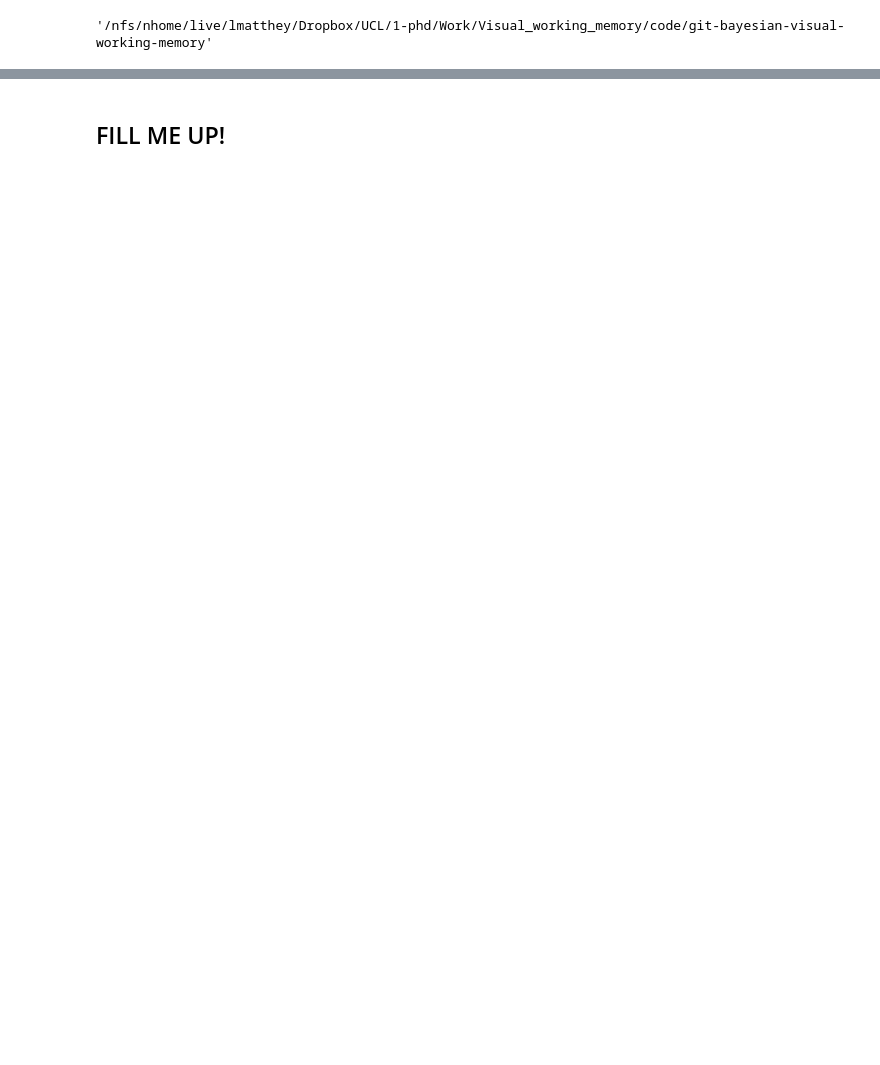
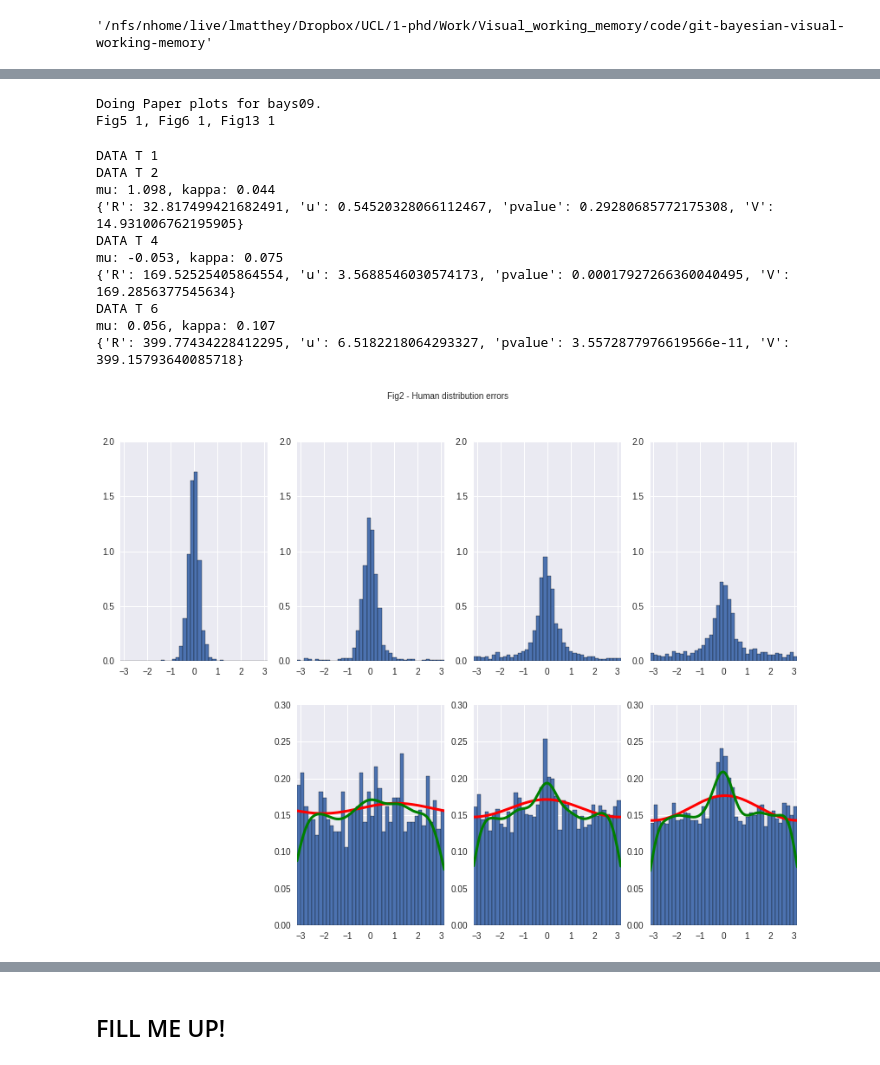
Before and after one commit to Azhag/Bayesian-visual-working-memory, a Jupyter notebook: Experiments/fitexperiment_allt_cmaes_11_2015/notebook_fitexperimentallt_cmaes_5try_280316.ipynb, the cells around one changed output, grey strips where cells are left out. Saved outputs shown, nothing was run; the diff lists cells and outputs as text; code cells hidden in the pictures; blank space fills up the shorter version.

```diff
--- a/Experiments/fitexperiment_allt_cmaes_11_2015/notebook_fitexperimentallt_cmaes_5try_280316.ipynb
+++ b/Experiments/fitexperiment_allt_cmaes_11_2015/notebook_fitexperimentallt_cmaes_5try_280316.ipynb
@@ -346,20 +293,0 @@ mu: 0.120, kappa: 0.116
-# %%
-# Force resampling
-for T in [1, 2, 4, 6]:
-    print "MODEL T %d" % T
-    fit_exp.setup_experimental_stimuli_T(T)
-    # Only use small subset of N
-    fit_exp.sampler.N = 1000
-
-    print 'resampling...'
-    fit_exp.sampler.force_sampling_round()
-
-#     print "MODEL Likelihood cued example"
-#     fit_exp.sampler.plot_likelihood_correctlycuedtimes(n=1, should_exponentiate=True)
-
-    print "MODEL Histogram errors"
-    fit_exp.sampler.plot_histogram_errors(bins=51)
-
-    if fit_exp.sampler.T > 1:
-        print "MODEL Histogram non targets"
-        fit_exp.sampler.plot_histogram_bias_nontarget()
@@ -390,0 +294,19 @@ mu: 0.028, kappa: 0.193
+# %%
+plots_fit_exp = PlotsFitExperimentAllTPaperTheo(fit_exp)
+# %% [output]
+Doing Paper plots for bays09.
+Fig5 1, Fig6 1, Fig13 1
+# %%
+axesFig2 = plots_fit_exp.plots_distrib_errors_data_fig2()
+# %% [output]
+DATA T 1
+DATA T 2
+mu: 1.098, kappa: 0.044
+{'R': 32.817499421682491, 'u': 0.54520328066112467, 'pvalue': 0.29280685772175308, 'V': 14.931006762195905}
+DATA T 4
+mu: -0.053, kappa: 0.075
+{'R': 169.52525405864554, 'u': 3.5688546030574173, 'pvalue': 0.00017927266360040495, 'V': 169.2856377545634}
+DATA T 6
+mu: 0.056, kappa: 0.107
+{'R': 399.77434228412295, 'u': 6.5182218064293327, 'pvalue': 3.5572877976619566e-11, 'V': 399.15793640085718}
+[figure, added]
```
Also changed, not shown: parts of 16 cells of this notebook, 10 other files.
